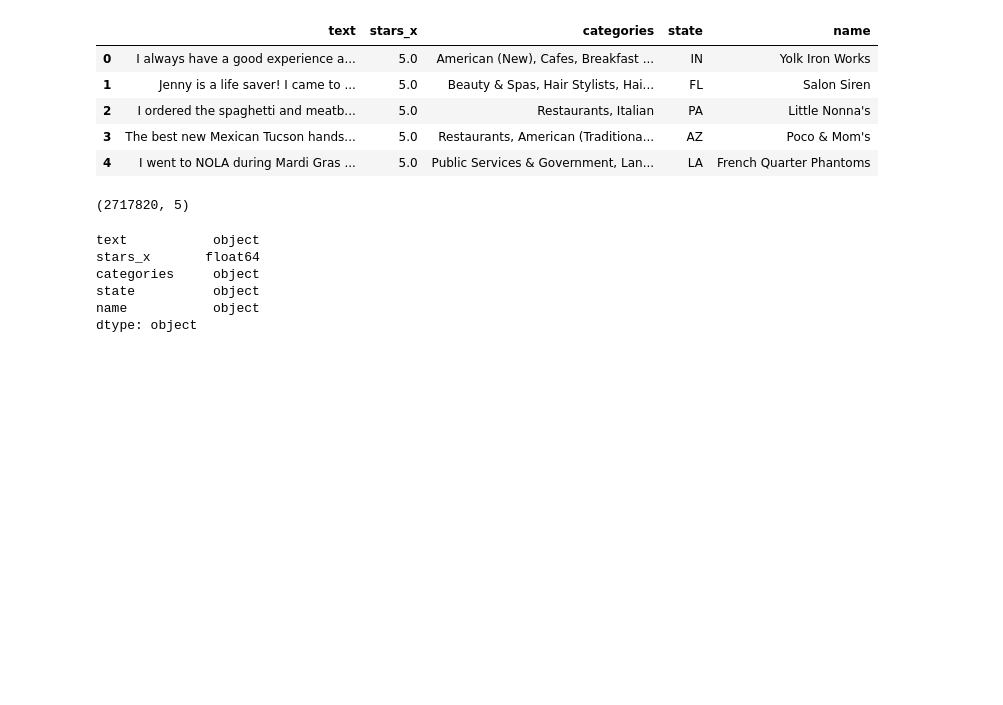
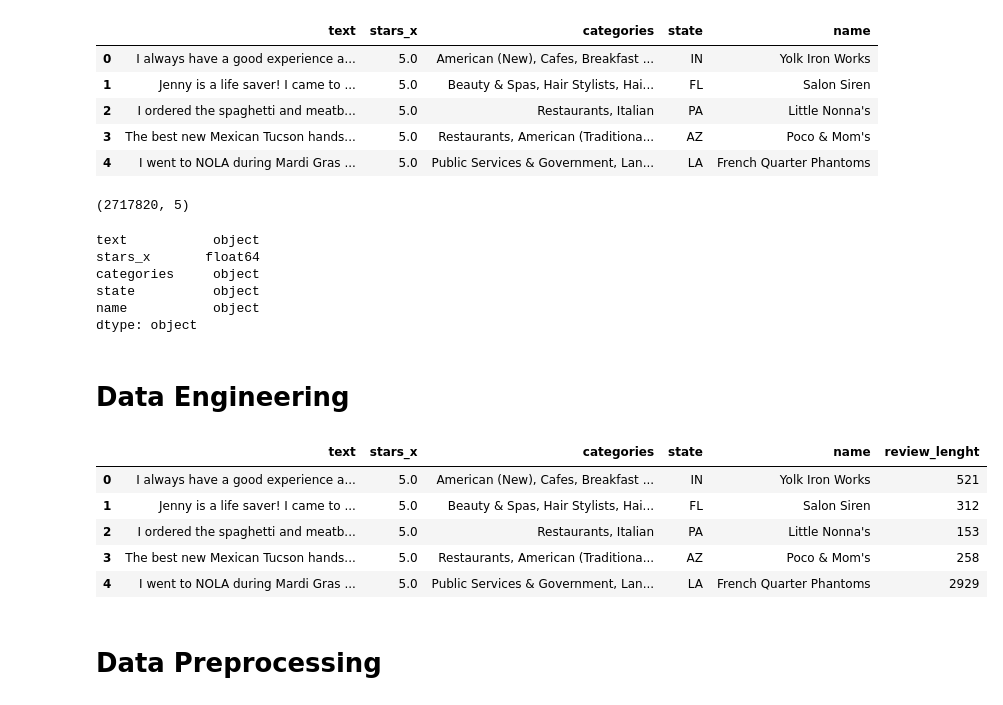
Before and after one commit to dars180602/Sentiment-Analysis-Interface, a Jupyter notebook: main.ipynb, the cells around one changed output. Saved outputs shown, nothing was run; the diff lists cells and outputs as text; code cells hidden in the pictures; blank space fills up the shorter version.

```diff
--- a/main.ipynb
+++ b/main.ipynb
@@ -253,3 +253,5 @@ categories     object
 state          object
 name           object
 dtype: object
+# %% [markdown]
+# Data Engineering
@@ -255,0 +261,11 @@ dtype: object
+# %%
+new_df.head()
+# %% [output]
+|  | text | stars_x | categories | state | name | review_lenght |
+| 0 | I always have a good experience a... | 5.0 | American (New), Cafes, Breakfast ... | IN | Yolk Iron Works | 521 |
+| 1 | Jenny is a life saver! I came to ... | 5.0 | Beauty & Spas, Hair Stylists, Hai... | FL | Salon Siren | 312 |
+| 2 | I ordered the spaghetti and meatb... | 5.0 | Restaurants, Italian | PA | Little Nonna's | 153 |
+| 3 | The best new Mexican Tucson hands... | 5.0 | Restaurants, American (Traditiona... | AZ | Poco & Mom's | 258 |
+| 4 | I went to NOLA during Mardi Gras ... | 5.0 | Public Services & Government, Lan... | LA | French Quarter Phantoms | 2929 |
+# %% [markdown]
+# Data Preprocessing
```
Also changed, not shown: parts of 8 cells of this notebook.
